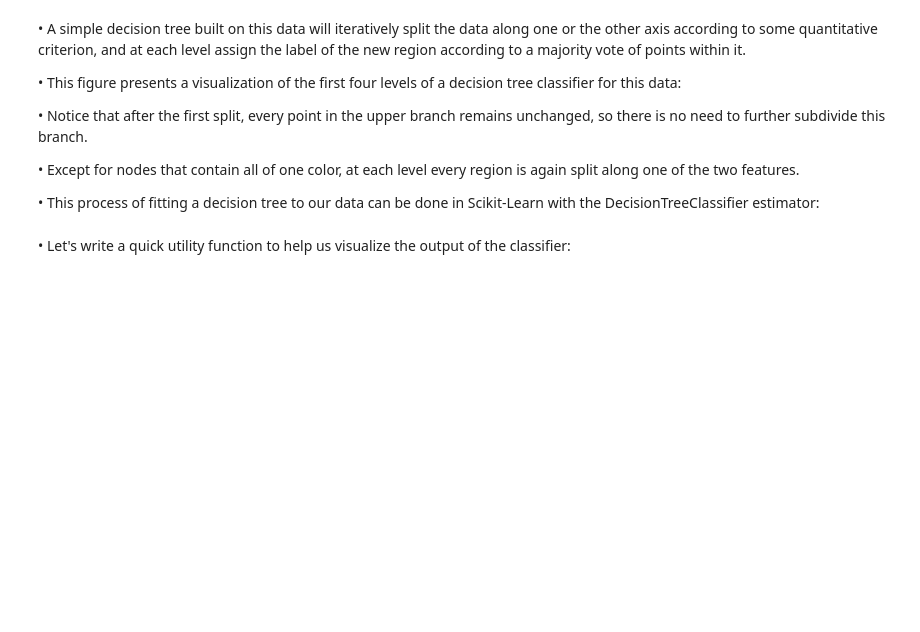
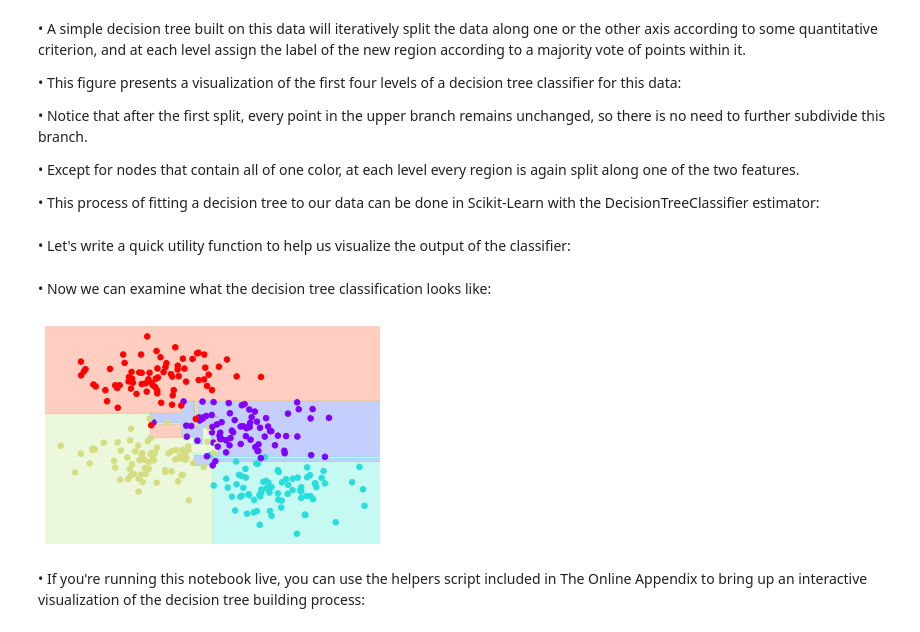
Before and after one commit to rajesh1994/python_excercise_programiz, a Jupyter notebook: python/12_scikit_learn/7.0 Decision Trees and Random Forests.ipynb, the cells around one changed output. Cells and saved outputs as stored; diff of their text form; code cells hidden in the pictures; blank space fills up the shorter version.

Commit message:
7.0 Decision Trees and Random Forests.ipynb - Created

```diff
--- a/python/12_scikit_learn/7.0 Decision Trees and Random Forests.ipynb
+++ b/python/12_scikit_learn/7.0 Decision Trees and Random Forests.ipynb
@@ -81,3 +81,18 @@ def visualize_classifier(model, X, y, ax=None, cmap='rainbow'):
     xx, yy = np.meshgrid(np.linspace(*xlim, num=200),
                         np.linspace(*ylim, num=200))
     Z = model.predict(np.c_[xx.ravel(), yy.ravel()]).reshape(xx.shape)
+
+    # Create the color plot with the results
+    n_classes = len(np.unique(y))
+    contours = ax.contourf(xx, yy, Z, alpha=0.3,
+                          levels=np.arange(n_classes+1)-0.5,
+                          cmap=cmap, zorder=1)
+    ax.set(xlim=xlim, ylim=ylim);
+# %% [markdown]
+• Now we can examine what the decision tree classification looks like:
+# %%
+visualize_classifier(DecisionTreeClassifier(), X, y)
+# %% [output]
+[figure, added]
+# %% [markdown]
+• If you're running this notebook live, you can use the helpers script included in The Online Appendix to bring up an interactive visualization of the decision tree building process:
```
